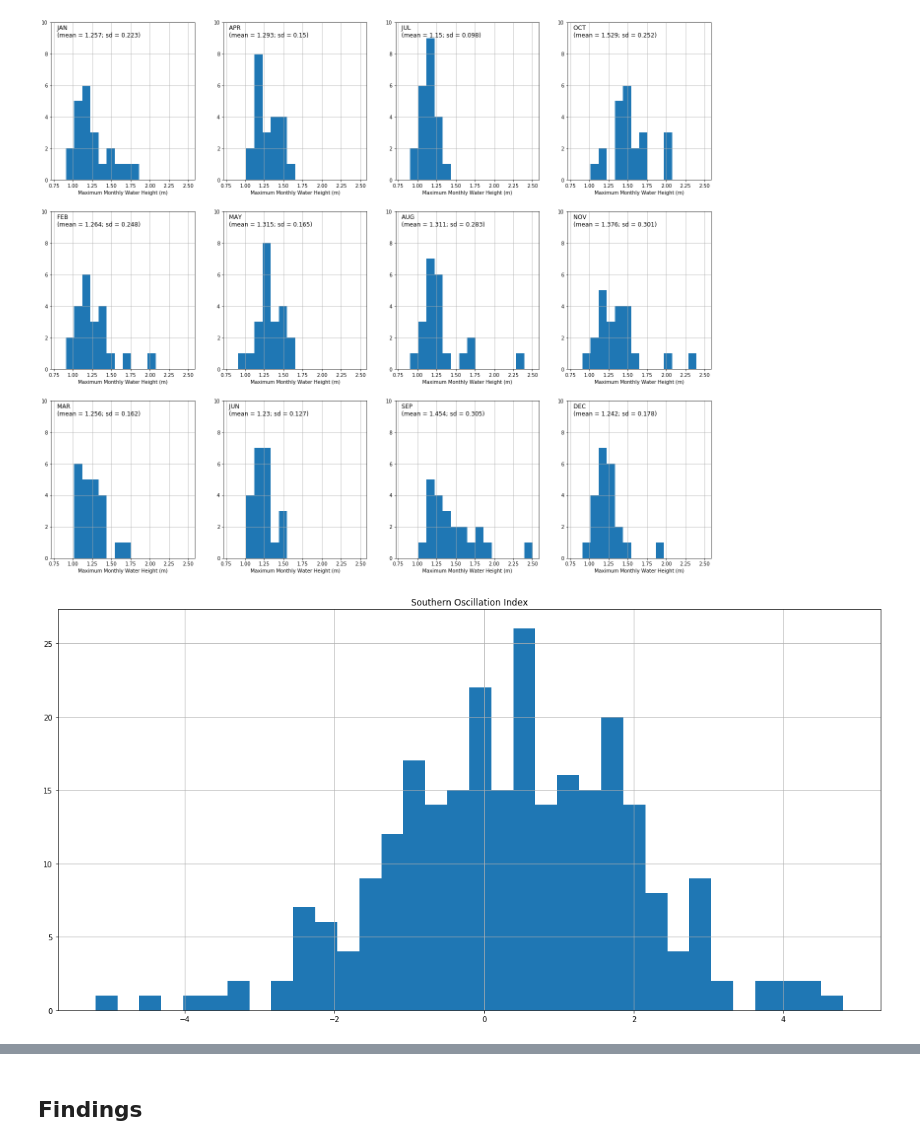
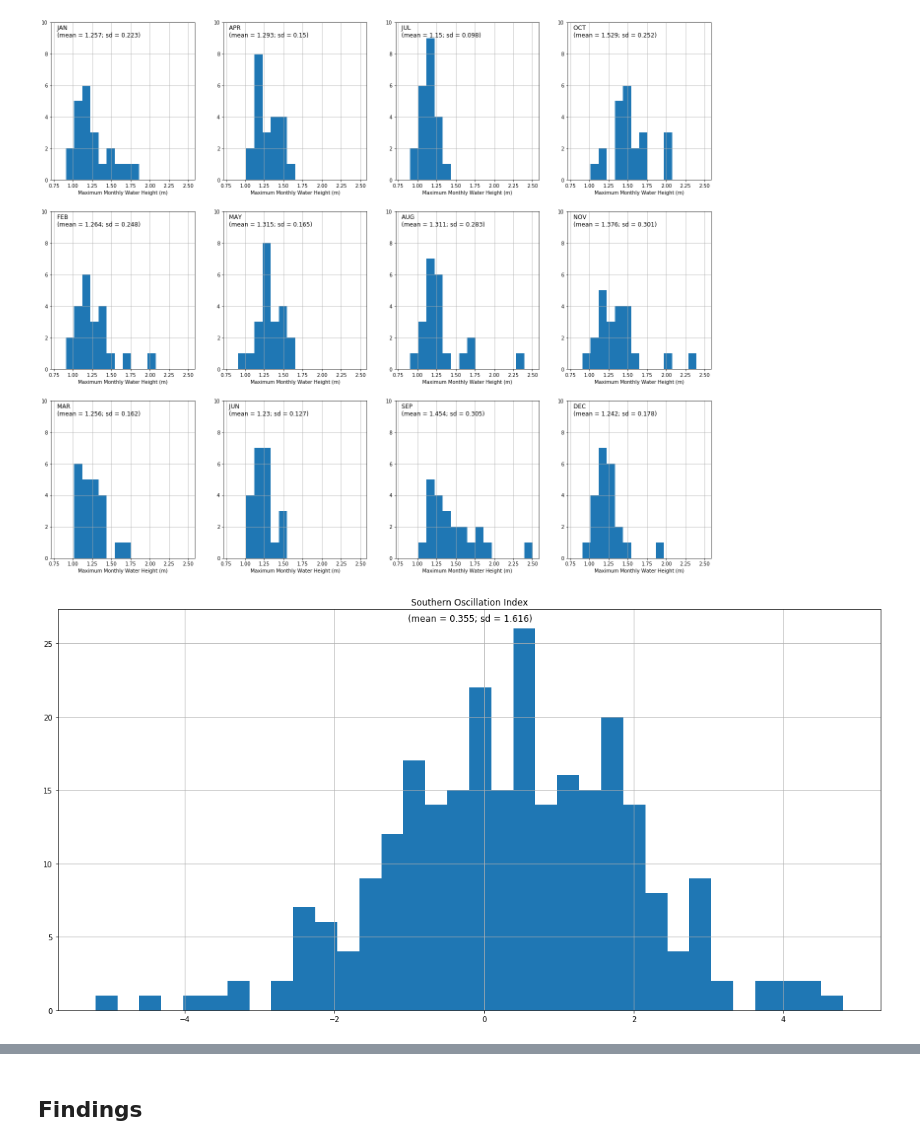
Before and after one commit to skydog71/CMSC641_tutorial, a Jupyter notebook: jborak_CMSC641_final_tutorial.ipynb, the cells around one changed output, grey strips where cells are left out. Cells and saved outputs as stored; diff of their text form; code cells hidden in the pictures.

```diff
--- a/jborak_CMSC641_final_tutorial.ipynb
+++ b/jborak_CMSC641_final_tutorial.ipynb
@@ -229,26 +229,27 @@ plt.show()
 # %% [output]
 [figure]
 # %%
-# Histograms of *all* SOI data
-# (need to restructure monthly data as single-column to do this)
-soi_values=soi_df.iloc[:,1:].values
-all_soi_df=pd.DataFrame(
-    {'Southern Oscillation Index':list(soi_values.flatten())}
+# Histogram and stats for *all* SOI data
+# (first restructure dataframe to facilitate this analysis)
+#
+hist_soi_values=soi_df.iloc[:,1:].values
+hist_soi_df=pd.DataFrame(
+    {'Southern Oscillation Index':list(hist_soi_values.flatten())}
 )
+
 # stats
-this_data = all_soi_df.iloc[:,:]
+this_data = hist_soi_df.iloc[:,:]
 this_mean = np.around(np.mean(this_data),decimals=3)
 this_std = np.around(np.std(this_data),decimals=3)
 
 # plot histogram and stats
-#fig=plt.figure(figsize=(20,10))
-#ax=fig.add_subplot(1,1,1)
-#ax.set_title('   (mean = '+str(this_mean)+'; sd = '+str(this_std)+')',loc='left', pad=-30)
-all_soi_df.hist(bins=34,figsize=(20,10))
+hist_soi_df.hist(bins=34,figsize=(20,10))
+plt.text(-0.25,26.5,'   (mean = '+str(this_mean[0])+'; sd = '+str(this_std[0])+')',fontsize='12',\
+         horizontalalignment='center')
 
 plt.show()
 # %% [output]
-[figure, old version]
+[figure, new version]
 # %% [markdown]
 ### Lagged datasets:
 
```
Also changed, not shown: parts of 6 cells of this notebook.
